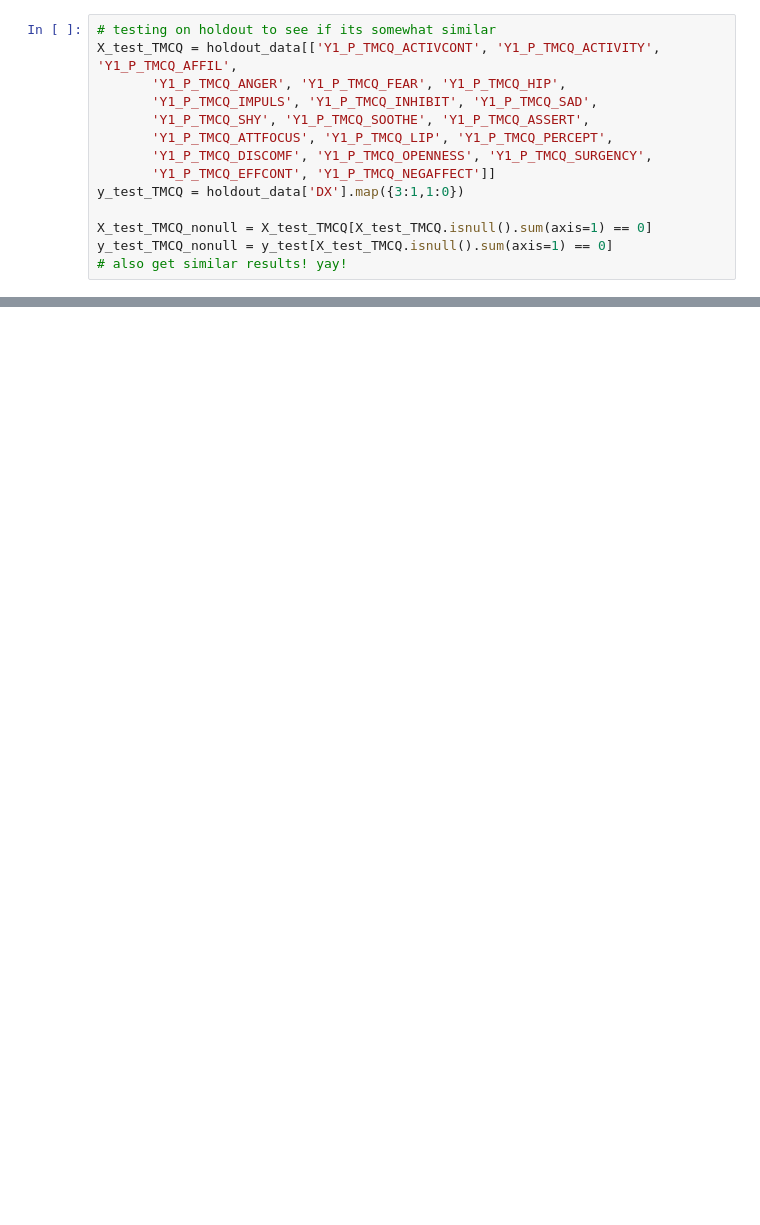
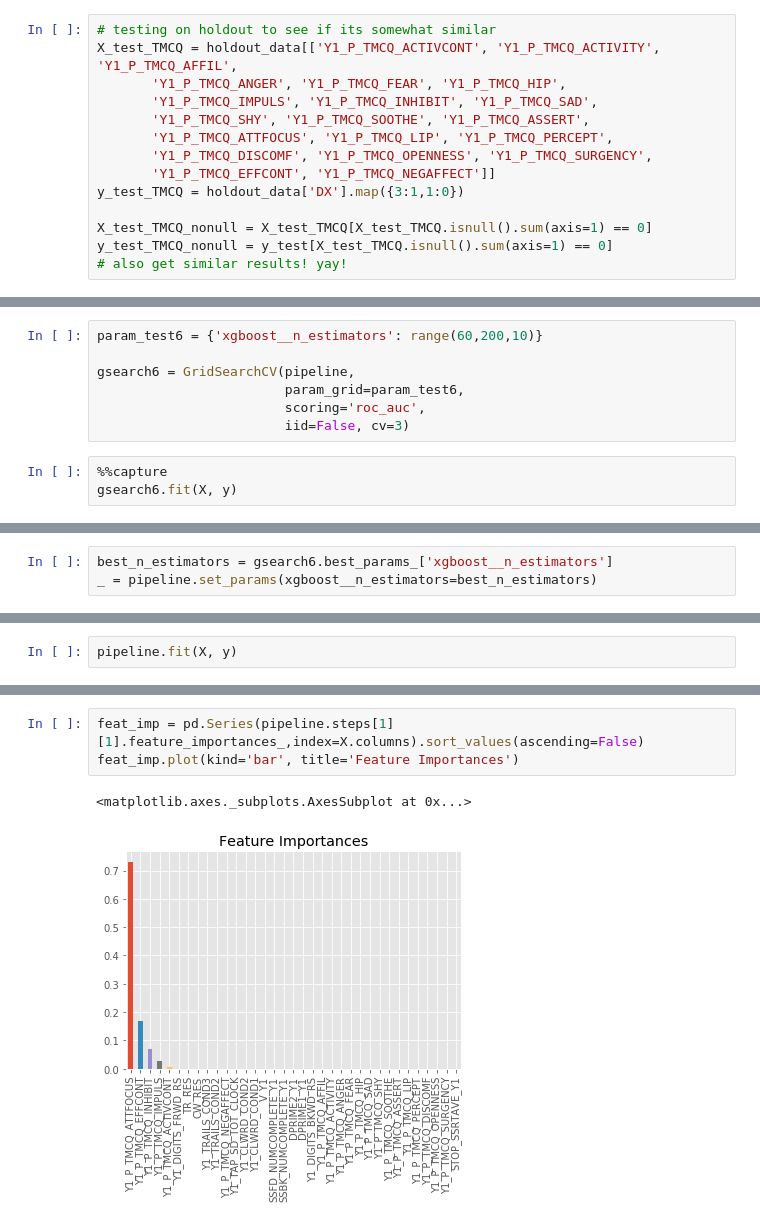
Before and after one commit to cjsmith015/Machine_Learning_and_ADHD, a Jupyter notebook: Exploratory Data Analysis.ipynb, the cells around one changed output, grey strips where cells are left out. Drawn from its saved outputs; the diff is of its cells as text; blank space fills up the shorter version.

Commit message:
Add xgboost tuning prep

```diff
--- a/Exploratory Data Analysis.ipynb
+++ b/Exploratory Data Analysis.ipynb
@@ -584,0 +769,10 @@ y_test_TMCQ_nonull = y_test[X_test_TMCQ.isnull().sum(axis=1) == 0]
+# %%
+param_test6 = {'xgboost__n_estimators': range(60,200,10)}
+
+gsearch6 = GridSearchCV(pipeline,
+                        param_grid=param_test6,
+                        scoring='roc_auc',
+                        iid=False, cv=3)
+# %%
+%%capture
+gsearch6.fit(X, y)
@@ -584,0 +783,3 @@ y_test_TMCQ_nonull = y_test[X_test_TMCQ.isnull().sum(axis=1) == 0]
+# %%
+best_n_estimators = gsearch6.best_params_['xgboost__n_estimators']
+_ = pipeline.set_params(xgboost__n_estimators=best_n_estimators)
@@ -584,0 +788,2 @@ y_test_TMCQ_nonull = y_test[X_test_TMCQ.isnull().sum(axis=1) == 0]
+# %%
+pipeline.fit(X, y)
@@ -584,0 +815,6 @@ y_test_TMCQ_nonull = y_test[X_test_TMCQ.isnull().sum(axis=1) == 0]
+# %%
+feat_imp = pd.Series(pipeline.steps[1][1].feature_importances_,index=X.columns).sort_values(ascending=False)
+feat_imp.plot(kind='bar', title='Feature Importances')
+# %% [output]
+<matplotlib.axes._subplots.AxesSubplot at 0x...>
+[figure, added]
```
Also changed, not shown: parts of 57 cells of this notebook, 1 other file.
